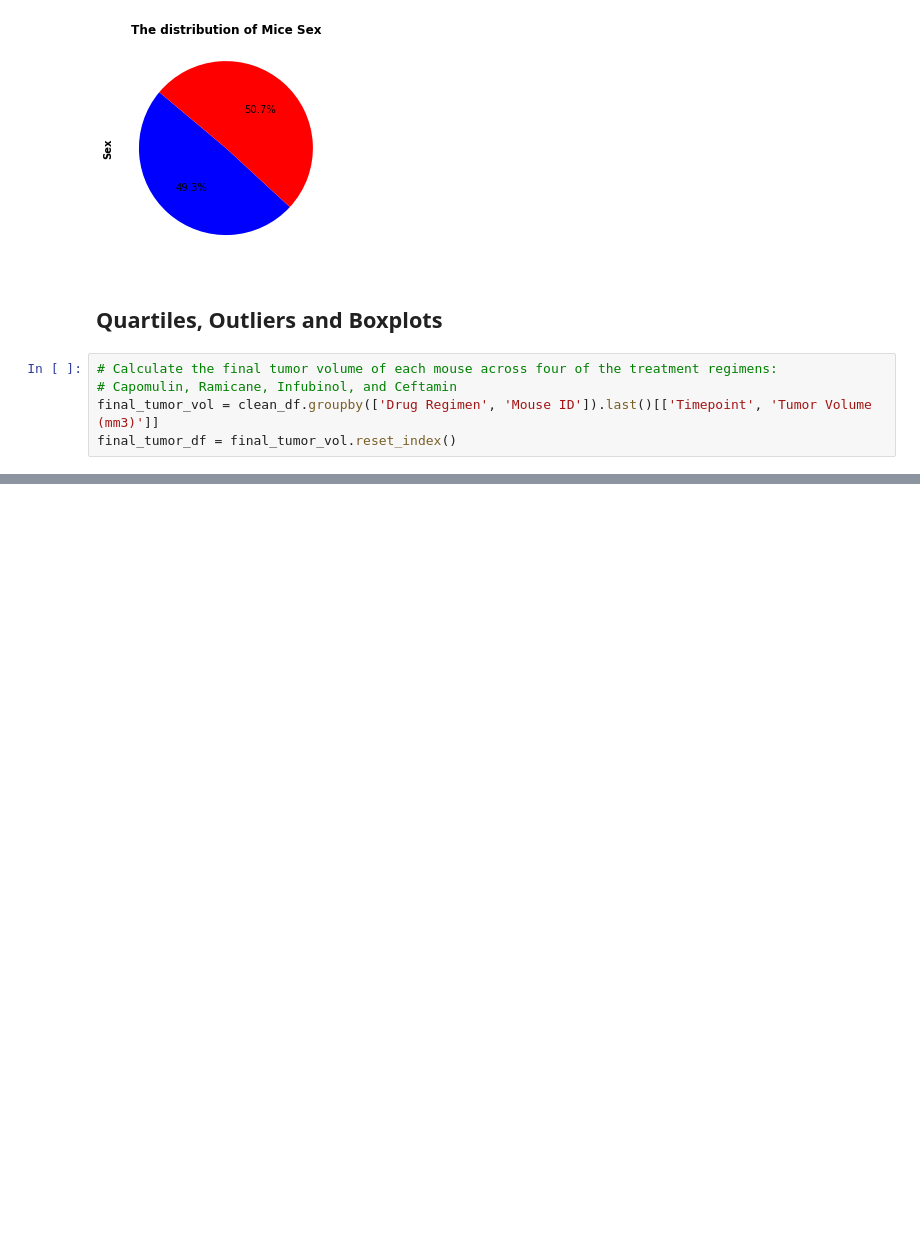
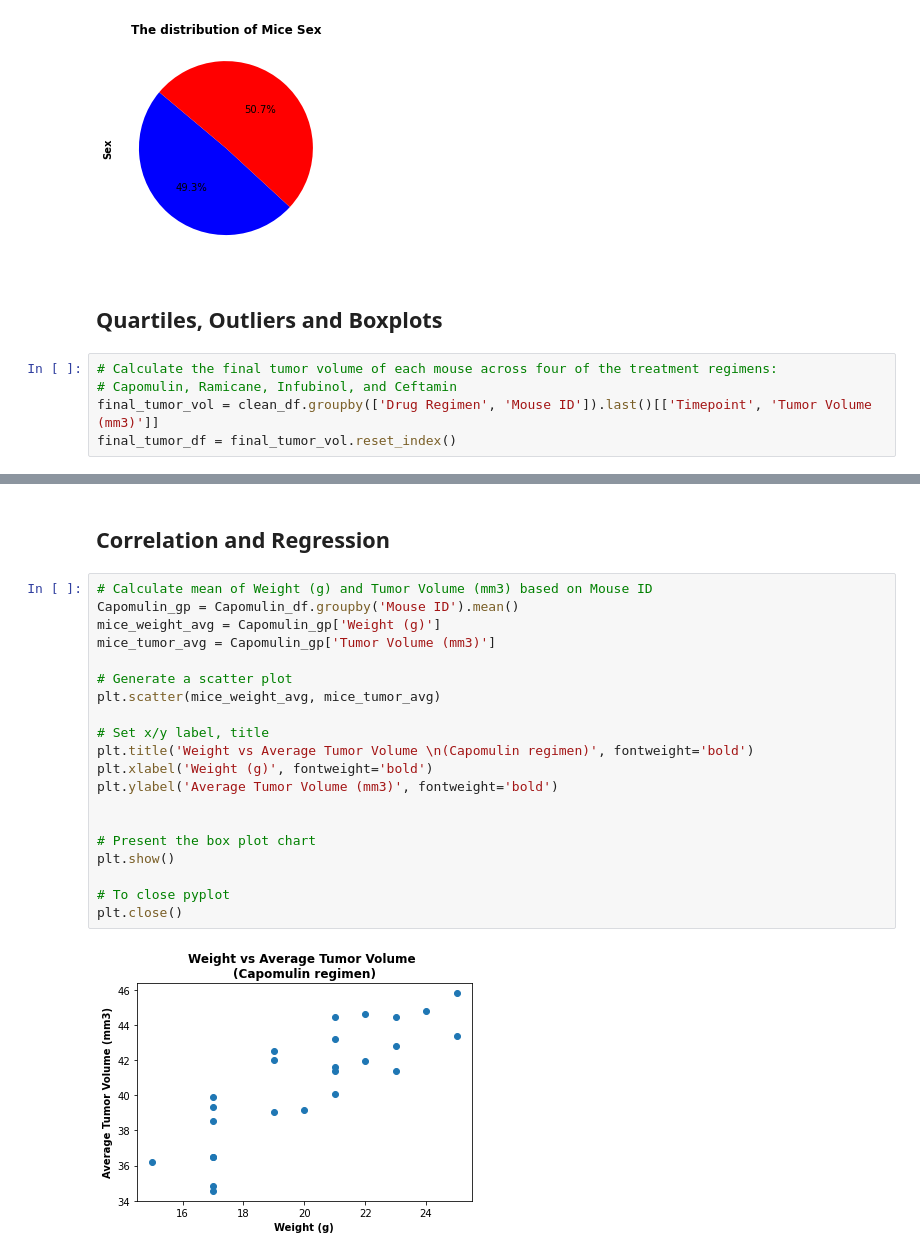
Before and after one commit to Amara-h/matplotlib_homework, a Jupyter notebook: matplotlib_homework.ipynb.ipynb, the cells around one changed output, grey strips where cells are left out. Cells and saved outputs as stored; diff of their text form; blank space fills up the shorter version.

```diff
--- a/matplotlib_homework.ipynb.ipynb
+++ b/matplotlib_homework.ipynb.ipynb
@@ -304,0 +335,24 @@ plt.close()
+# %% [markdown]
+## Correlation and Regression
+# %%
+# Calculate mean of Weight (g) and Tumor Volume (mm3) based on Mouse ID
+Capomulin_gp = Capomulin_df.groupby('Mouse ID').mean()
+mice_weight_avg = Capomulin_gp['Weight (g)']
+mice_tumor_avg = Capomulin_gp['Tumor Volume (mm3)']
+
+# Generate a scatter plot
+plt.scatter(mice_weight_avg, mice_tumor_avg)
+
+# Set x/y label, title
+plt.title('Weight vs Average Tumor Volume \n(Capomulin regimen)', fontweight='bold')
+plt.xlabel('Weight (g)', fontweight='bold')
+plt.ylabel('Average Tumor Volume (mm3)', fontweight='bold')
+
+
+# Present the box plot chart
+plt.show()
+
+# To close pyplot
+plt.close()
+# %% [output]
+[figure, added]
```
Also changed, not shown: parts of 5 cells of this notebook.
